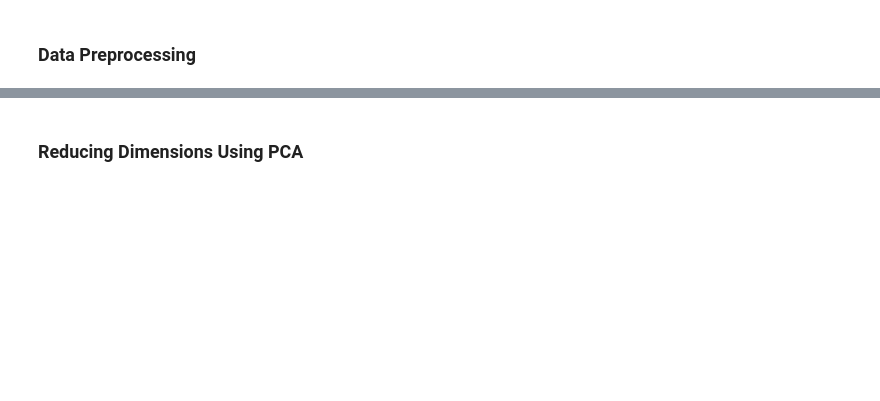
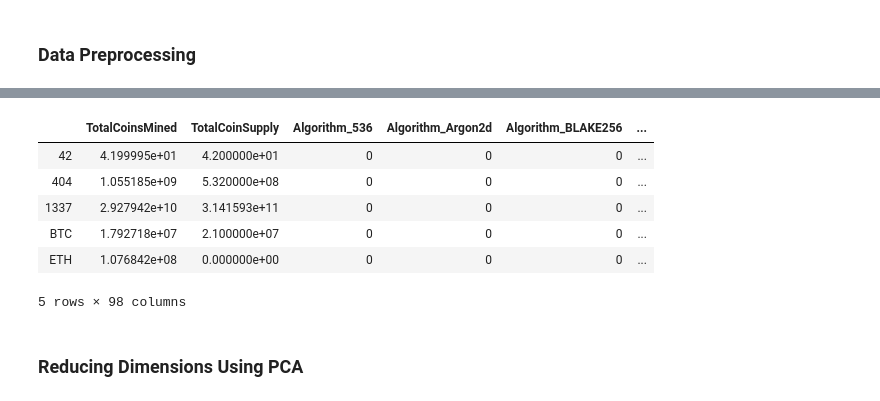
Before and after one commit to gabrieldk96/iCloud, a Jupyter notebook: Starter_Files/crypto_clustering.ipynb, the cells around one changed output, grey strips where cells are left out. Saved outputs shown, nothing was run; the diff lists cells and outputs as text; code cells hidden in the pictures; blank space fills up the shorter version.

```diff
--- a/Starter_Files/crypto_clustering.ipynb
+++ b/Starter_Files/crypto_clustering.ipynb
@@ -28,6 +63,9 @@ crypto_df.head(10)
 # %%
 # Remove rows with at least 1 null value
+crypto_df.dropna(inplace=True)
 # %%
 # Remove rows with cryptocurrencies without coins mined
+no_mines = crypto_df[crypto_df['TotalCoinsMined'] == 0].index
+crypto_df.drop(no_mines, inplace=True)
 # %%
 # Fetch the cryptocurrencies names prior to drop them from crypto_df
@@ -34,2 +73,3 @@ crypto_df.head(10)
 # %%
 # Remove the cryptocurrency name since it's not going to be used on the clustering algorithm
+crypto_df.drop('CoinName', axis = 1, inplace=True)
@@ -36,4 +85,23 @@ crypto_df.head(10)
+# %%
+crypto_df['TotalCoinSupply'] = crypto_df['TotalCoinSupply'].astype(float)
 # %%
 # Create dummies variables for text features
+crypto_copy = crypto_df.copy()
+
+crypto_copy = pd.get_dummies(
+    crypto_copy,
+    columns=['Algorithm', 'ProofType'],
+    drop_first=True
+)
+
+crypto_copy.head()
+# %% [output]
+|  | TotalCoinsMined | TotalCoinSupply | Algorithm_536 | Algorithm_Argon2d | Algorithm_BLAKE256 | ... |
+| 42 | 4.199995e+01 | 4.200000e+01 | 0 | 0 | 0 | ... |
+| 404 | 1.055185e+09 | 5.320000e+08 | 0 | 0 | 0 | ... |
+| 1337 | 2.927942e+10 | 3.141593e+11 | 0 | 0 | 0 | ... |
+| BTC | 1.792718e+07 | 2.100000e+07 | 0 | 0 | 0 | ... |
+| ETH | 1.076842e+08 | 0.000000e+00 | 0 | 0 | 0 | ... |
+5 rows × 98 columns
 # %%
 # Standardize data
```
Also changed, not shown: parts of 17 cells of this notebook.
